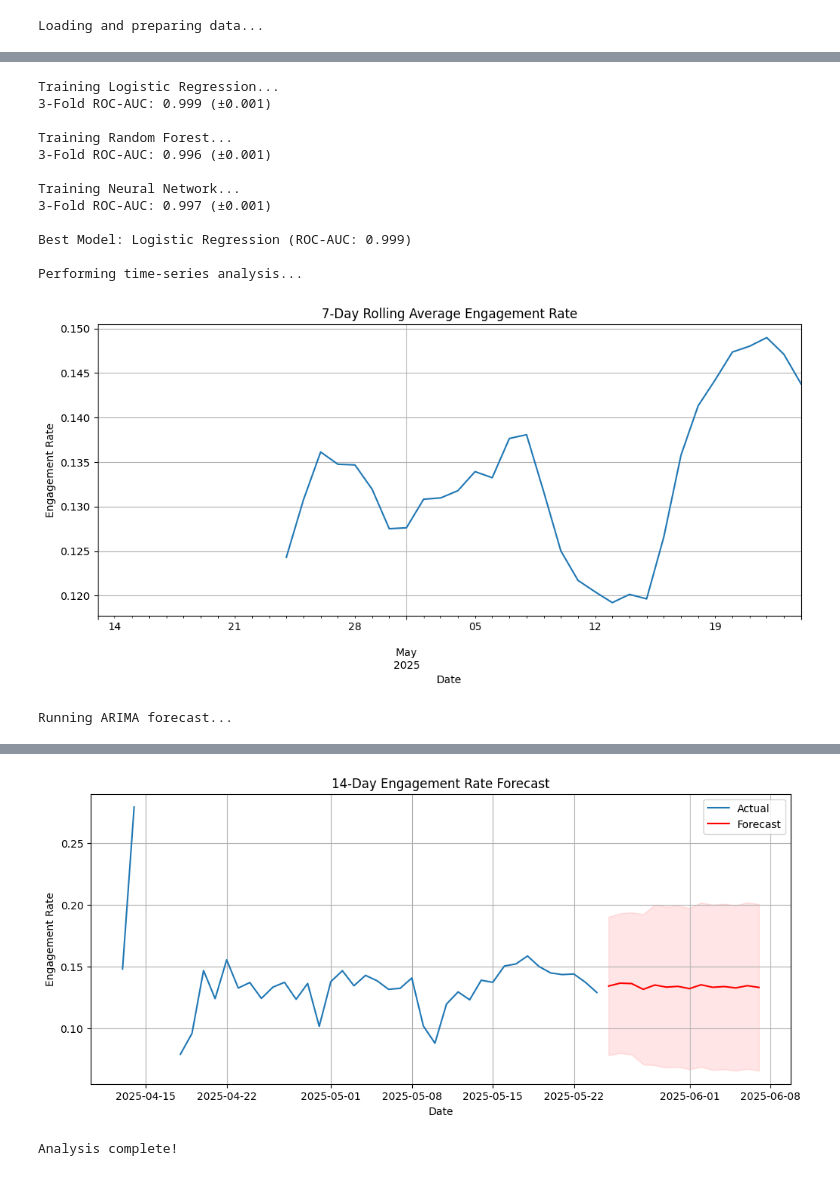
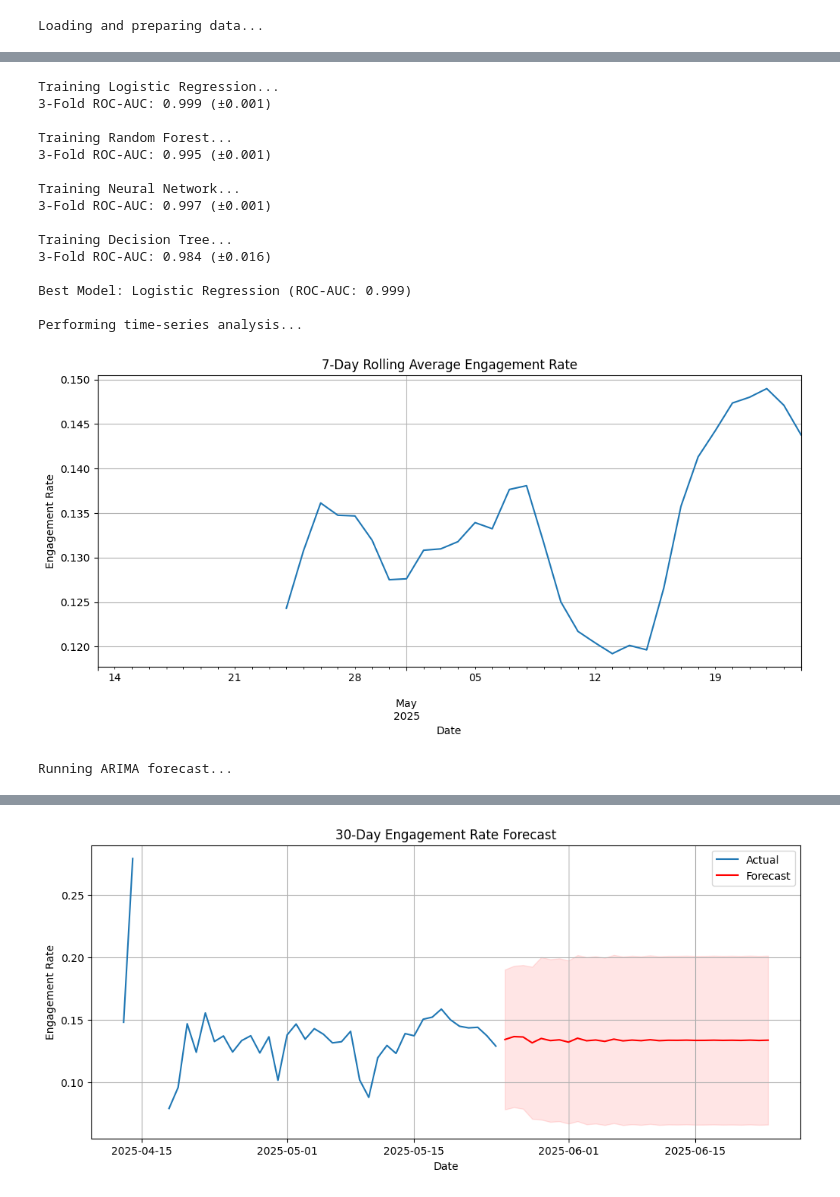
Before and after one commit to Qarsie/Tiktok_Py, a Jupyter notebook: question4.ipynb, the cells around one changed output, grey strips where cells are left out. Cells and saved outputs as stored; diff of their text form; code cells hidden in the pictures.

Commit message:
change value

```diff
--- a/question4.ipynb
+++ b/question4.ipynb
@@ -13,6 +13,7 @@ from sklearn.model_selection import train_test_split, cross_val_score
 from sklearn.ensemble import RandomForestClassifier
 from sklearn.linear_model import LogisticRegression
 from sklearn.neural_network import MLPClassifier
+from sklearn.tree import DecisionTreeClassifier
 from sklearn.pipeline import Pipeline
 from sklearn.metrics import classification_report, roc_auc_score
 from imblearn.over_sampling import SMOTE
@@ -109,6 +110,12 @@ models = {
         alpha=0.01,
         early_stopping=True,
         max_iter=500
+    ),
+    'Decision Tree': DecisionTreeClassifier(
+        max_depth=5,
+        min_samples_leaf=10,
+        class_weight='balanced',
+        random_state=42
     )
 }
 
@@ -211,9 +218,14 @@ model = ARIMA(daily_engagement.dropna(), order=(7, 1, 2), seasonal_order=(0, 0,
 arima_results = model.fit()
 print(arima_results.summary())
 
-# Fix forecast index
+# Forecast next 30 days
+forecast_obj = arima_results.get_forecast(steps=30)
+forecast_df = forecast_obj.conf_int(alpha=0.05)
+forecast_df['mean'] = forecast_obj.predicted_mean.values
+
+# Fix forecast index for 30 days ahead
 last_date = daily_engagement.dropna().index[-1]
-forecast_index = pd.date_range(start=last_date + pd.Timedelta(days=1), periods=14)
+forecast_index = pd.date_range(start=last_date + pd.Timedelta(days=1), periods=30)
 forecast_df.index = forecast_index
 
 # Plot
@@ -221,7 +233,7 @@ plt.figure(figsize=(12, 5))
 plt.plot(daily_engagement, label='Actual')
 plt.plot(forecast_df['mean'], label='Forecast', color='red')
 plt.fill_between(forecast_df.index, forecast_df.iloc[:, 0], forecast_df.iloc[:, 1], color='red', alpha=0.1)
-plt.title("14-Day Engagement Rate Forecast")
+plt.title("30-Day Engagement Rate Forecast")
 plt.xlabel("Date")
 plt.ylabel("Engagement Rate")
 plt.legend()
@@ -238,11 +250,14 @@ Training Logistic Regression...
 3-Fold ROC-AUC: 0.999 (±0.001)
 
 Training Random Forest...
-3-Fold ROC-AUC: 0.996 (±0.001)
+3-Fold ROC-AUC: 0.995 (±0.001)
 
 Training Neural Network...
 3-Fold ROC-AUC: 0.997 (±0.001)
 
+Training Decision Tree...
+3-Fold ROC-AUC: 0.984 (±0.016)
+
 Best Model: Logistic Regression (ROC-AUC: 0.999)
 
 Performing time-series analysis...
@@ -257,13 +272,12 @@ Time:                              14:41:19   BIC                           -125
 Sample:                                   0   HQIC                          -135.940
                                        - 40
 Covariance Type:                        opg
 ==============================================================================
                  coef    std err          z      P>|z|      [0.025      0.975]
 ------------------------------------------------------------------------------
 ... (15 lines left out)
 ===================================================================================
 
 Warnings:
 [1] Covariance matrix calculated using the outer product of gradients (complex-step).
-[figure, old version]
+[figure, new version]
-Analysis complete!
```
Also changed, not shown: parts of 3 cells of this notebook.
